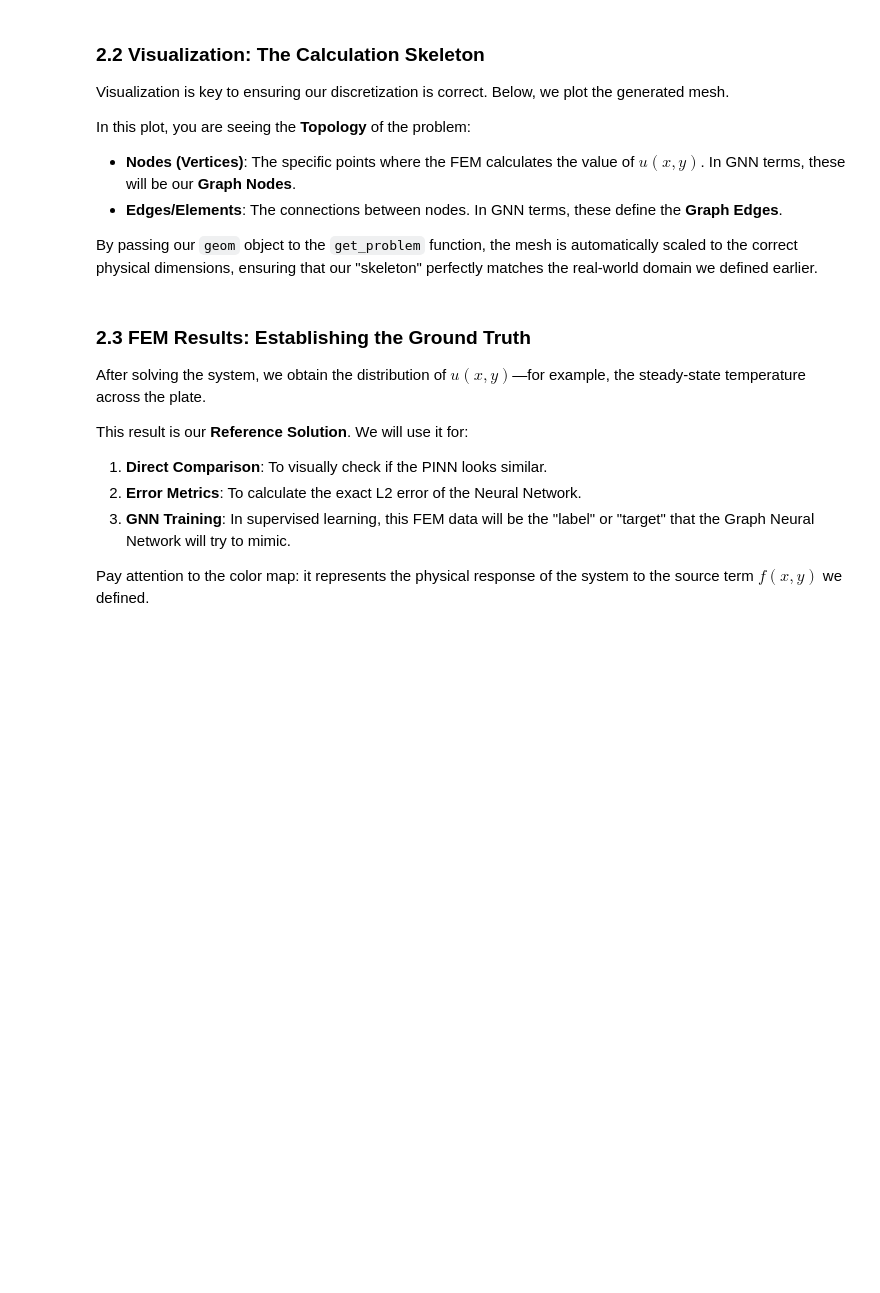
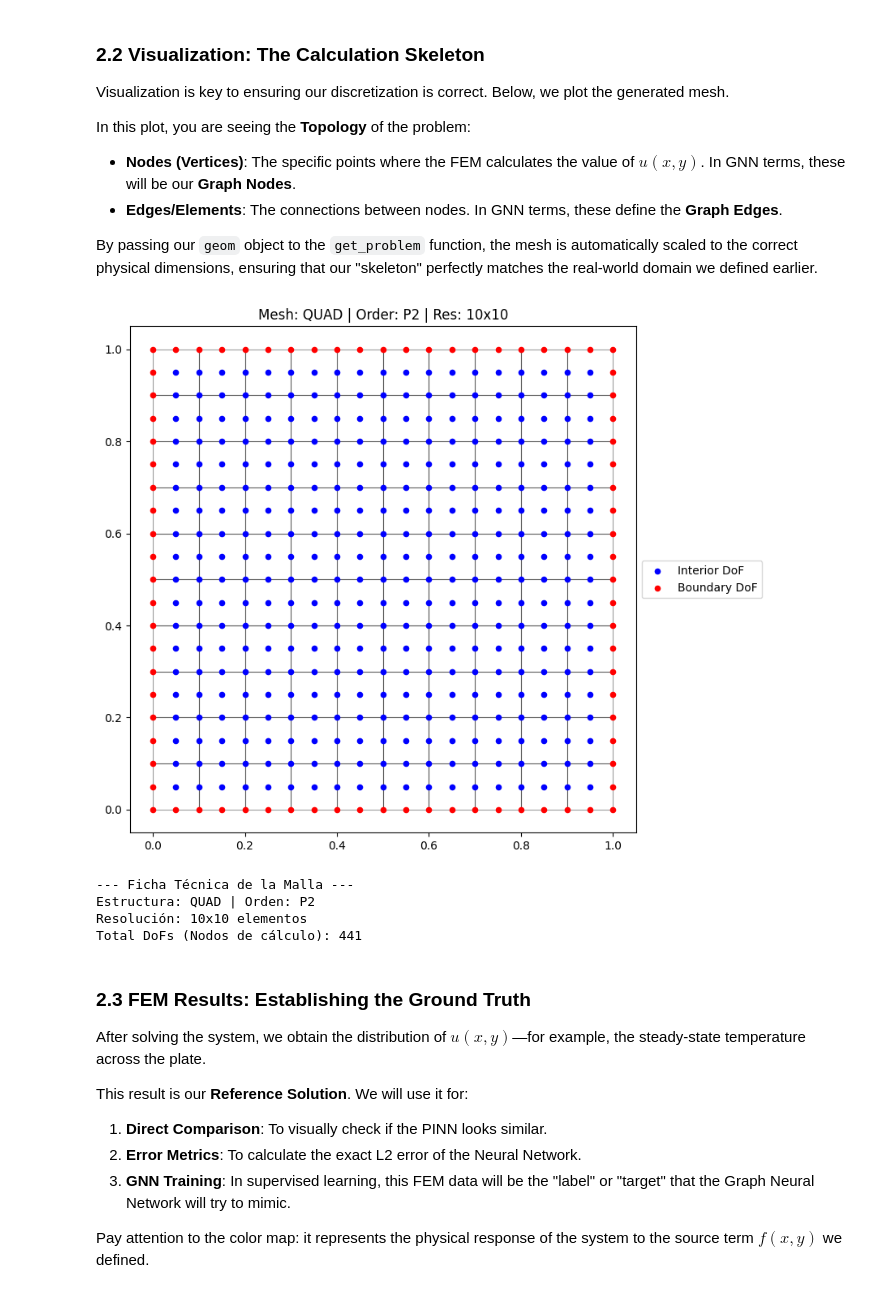
Before and after one commit to Purdeitx/PinnGnn, a Jupyter notebook: GraphPinns.ipynb, the cells around one changed output. Saved outputs shown, nothing was run; the diff lists cells and outputs as text; code cells hidden in the pictures; blank space fills up the shorter version.

Commit message:
Added MeshGraphNet and MessagePassingGraph, updated inference, launcher and Notebook. Fixed many errors

```diff
--- a/GraphPinns.ipynb
+++ b/GraphPinns.ipynb
@@ -129,17 +208,6 @@ We use a structured triangular mesh with the following parameters (aligned with
 | `source` | Source term type $f(x, y)$ | 'sine' |
 | `domain` | Spatial extent | $[0, 1]^2$ |
 | `t_sim`  | Simulation Time | Static ($t=0$) |
-# %%
-# Create a dictionary from your notebook variables for the report
-FEM_CONFIG = {
-    'nelem': nelem,
-    'porder': porder,
-    'mesh_type': mesh_type,
-    'source_type': source_type
-}
-
-# Display summary
-print_config_summary(model=prob, config=FEM_CONFIG, model_type="FEM")
 # %% [markdown]
 ### 2.2 Visualization: The Calculation Skeleton
 
@@ -153,30 +221,36 @@ By passing our `geom` object to the `get_problem` function, the mesh is automati
 # %%
 # ==========================================
 # STEP 2: AUTOMATIC MESH VISUALIZATION
 # ==========================================
 # 1. Mesh configuration based on user parameters
 prob = get_problem(
     geometry=geom,
-    nx=nelem,
-    ny=nelem,
-    porder=porder,
-    mesh_type=mesh_type,
-    source_type=source_type,
+    nx=FEM_CONFIG['nx'],
+    ny=FEM_CONFIG['ny'],
+    porder=FEM_CONFIG['porder'],
+    mesh_type=FEM_CONFIG['mesh'],
+    source_type=FEM_CONFIG['source_type'],
 )
 
 # 2. Automatic mesh plotting function tri/cuad
 plot_fem_mesh(
     prob,
-    title=f"Mesh: {mesh_type.upper()} | Order: P{porder} | Res: {nelem}x{nelem}"
+    title=f"Mesh: {FEM_CONFIG['mesh'].upper()} | Order: P{FEM_CONFIG['porder']} | Res: {FEM_CONFIG['nx']}x{FEM_CONFIG['ny']}"
 )
 
 plt.show()
 
 # =========================================
 print(f"--- Ficha Técnica de la Malla ---")
-print(f"Estructura: {mesh_type.upper()} | Orden: P{porder}")
-print(f"Resolución: {nelem}x{nelem} elementos")
+print(f"Estructura: {FEM_CONFIG['mesh'].upper()} | Orden: P{FEM_CONFIG['porder']}")
+print(f"Resolución: {FEM_CONFIG['nx']}x{FEM_CONFIG['ny']} elementos")
 print(f"Total DoFs (Nodos de cálculo): {len(prob['doflocs'])}")
+# %% [output]
+[figure, added]
+--- Ficha Técnica de la Malla ---
+Estructura: QUAD | Orden: P2
+Resolución: 10x10 elementos
+Total DoFs (Nodos de cálculo): 441
 # %% [markdown]
 ### 2.3 FEM Results: Establishing the Ground Truth
 
```
Also changed, not shown: parts of 15 cells of this notebook, 17 other files.
